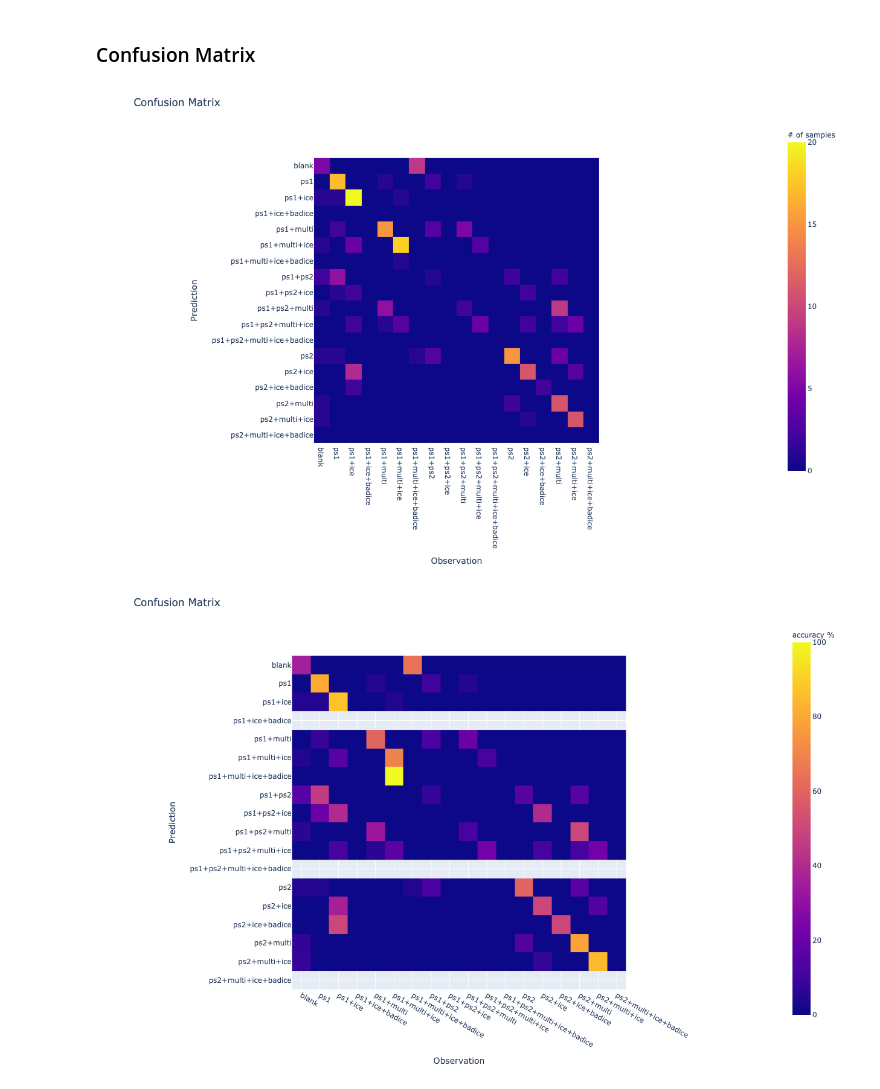
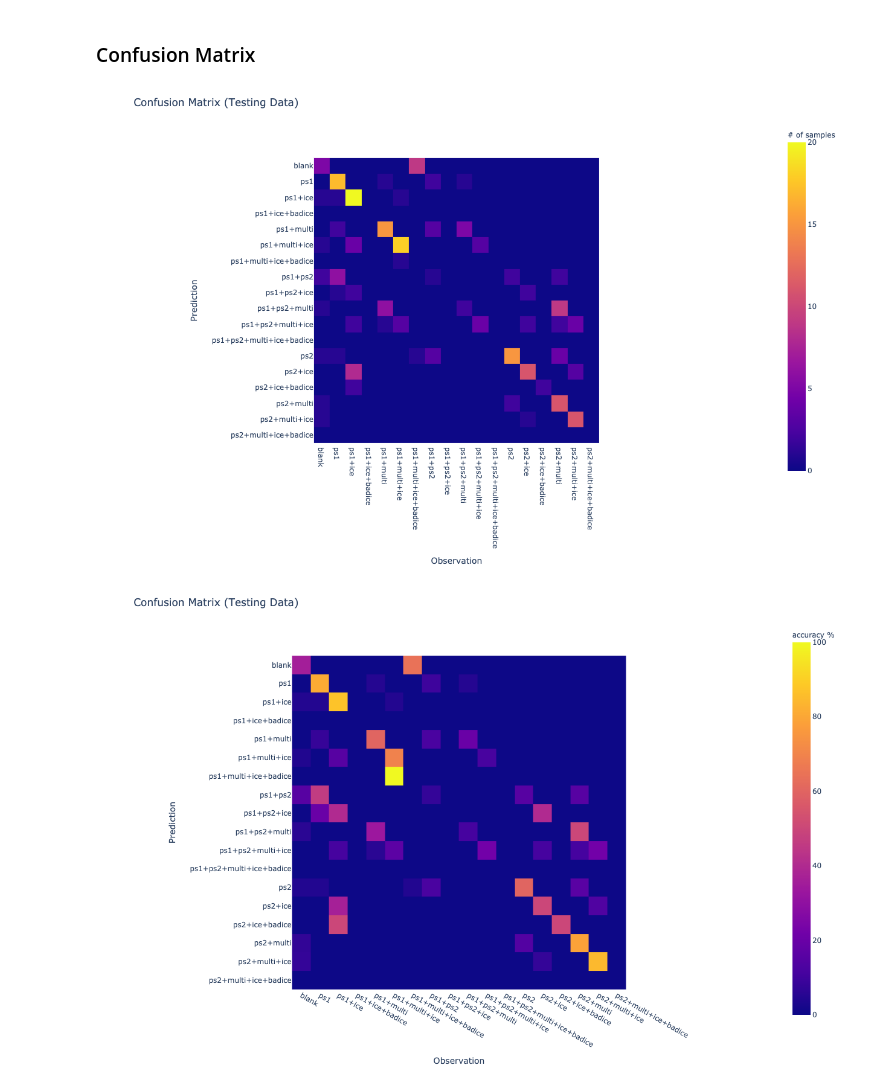
Before and after one commit to fengchenLBL/diffraction-ai, a Jupyter notebook: image_classification.ipynb, the cells around one changed output. Saved outputs shown, nothing was run; the diff lists cells and outputs as text; code cells hidden in the pictures.

Commit message:
updated auc-roc auc-pr and confusion matrix

```diff
--- a/image_classification.ipynb
+++ b/image_classification.ipynb
@@ -482,19 +482,39 @@ for k in range(len(y_pred_test)):
 
 # normalize by each row to have the prediction accuracy on the diagonal
 cm_df2 = cm_df.div(cm_df.sum(axis=1), axis=0) *100
+cm_df2 = cm_df2.fillna(0)
 #display(cm_df2)
+
+
+y_pred_train = [labels[np.argmax(p)] for p in y_score_train]
+
+cm_train_df = pd.DataFrame(np.zeros((len(labels),len(labels))))
+cm_train_df.columns = labels
+cm_train_df.index = labels
+
+for k in range(len(y_pred_train)):
+    p = y_pred_train[k]
+    t = y_train[k]
+    cm_train_df.loc[t,p] = cm_train_df.loc[t,p] + 1
+
+#display(cm_train_df)
+
+# normalize by each row to have the prediction accuracy on the diagonal
+cm_train_df2 = cm_train_df.div(cm_train_df.sum(axis=1), axis=0) *100
+cm_train_df2 = cm_train_df2.fillna(0)
+#display(cm_train_df2)
 # %%
 fig1 = px.imshow(cm_df, labels=dict(y="Prediction", x="Observation", color="# of samples"))
 fig1.update_yaxes(dtick=1)
 fig1.update_xaxes(dtick=1)
-fig1.update_layout(title='Confusion Matrix', width=800, height=800)
+fig1.update_layout(title='Confusion Matrix (Testing Data)', width=800, height=800)
 fig1.show()
 
 fig2 = px.imshow(cm_df2, labels=dict(y="Prediction", x="Observation", color="accuracy %"))
 fig2.update_yaxes(dtick=1)
 fig2.update_xaxes(dtick=1)
-fig2.update_layout(title='Confusion Matrix', width=800, height=800)
+fig2.update_layout(title='Confusion Matrix (Testing Data)', width=800, height=800)
 fig2.show()
 # %% [output]
-[figure, old version]
+[figure, new version]
-[figure, old version]
+[figure, new version]
```
Also changed, not shown: parts of 4 cells of this notebook.
